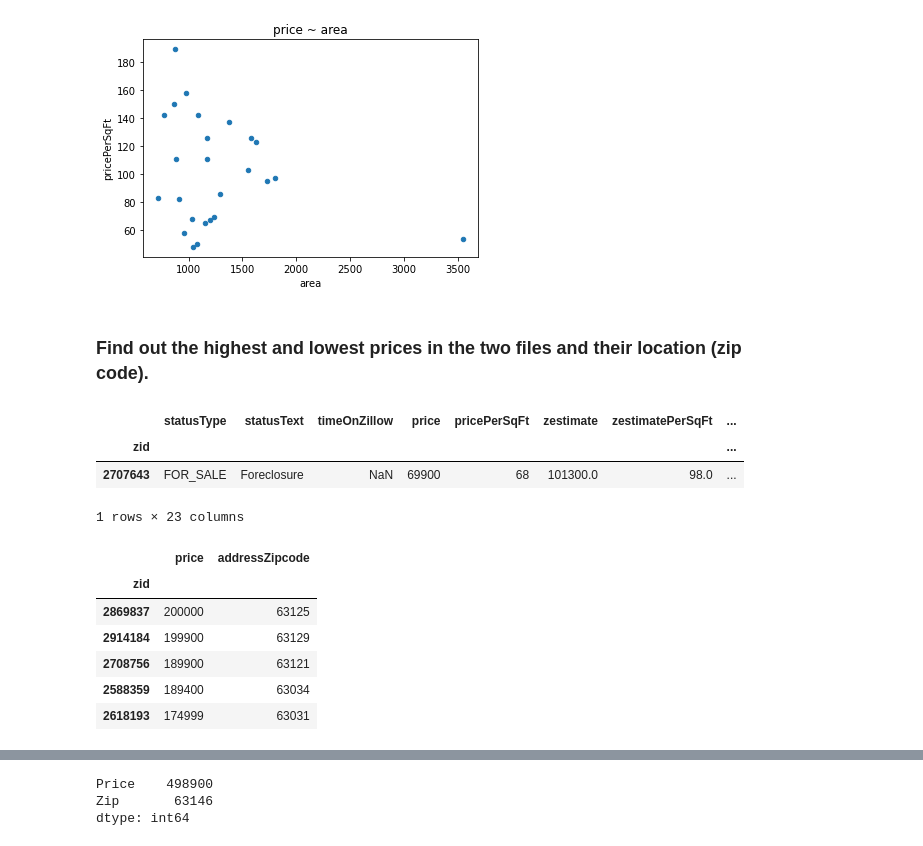
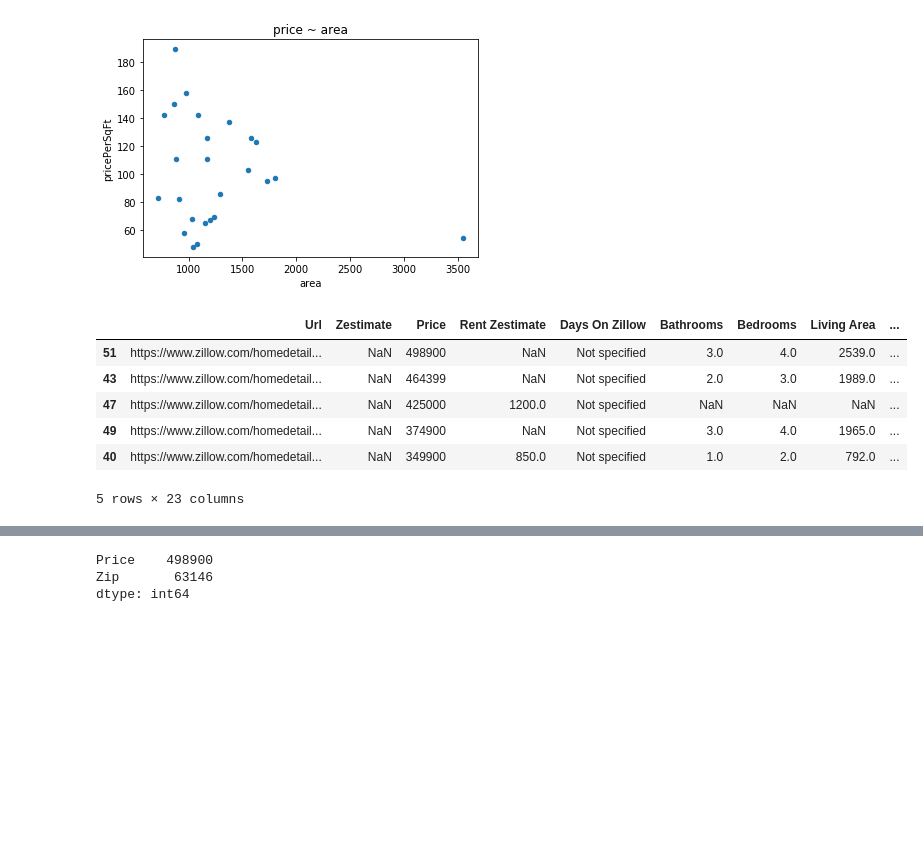
Before and after one commit to DamonChen-slu/hds5210-2022, a Jupyter notebook: Final-2022/Final_project_saint_louis_house_price.ipynb, the cells around one changed output, grey strips where cells are left out. Saved outputs shown, nothing was run; the diff lists cells and outputs as text; code cells hidden in the pictures; blank space fills up the shorter version.

```diff
--- a/Final-2022/Final_project_saint_louis_house_price.ipynb
+++ b/Final-2022/Final_project_saint_louis_house_price.ipynb
@@ -125,24 +164,14 @@ file1_price_area.plot(kind='scatter',x='area',y='pricePerSqFt', title="price ~ a
 # %% [output]
 <matplotlib.axes._subplots.AxesSubplot at 0x...>
 [figure]
-# %% [markdown]
-### Find out the highest and lowest prices in the two files and their location (zip code).
-# %%
-file1.head(1)
-# %% [output]
-|  | statusType | statusText | timeOnZillow | price | pricePerSqFt | zestimate | zestimatePerSqFt | ... |
-| zid |  |  |  |  |  |  |  | ... |
-| 2707643 | FOR_SALE | Foreclosure | NaN | 69900 | 68 | 101300.0 | 98.0 | ... |
-1 rows × 23 columns
 # %%
-file1_sort = file1.sort_values(by='price', ascending=False)
-file1_sort_price_zip = file1_sort[['price','addressZipcode']]
-file1_sort_price_zip.head(5)
+file2_sort = file2.sort_values(by='Price', ascending=False)
+file2_sort.head(5)
 # %% [output]
-|  | price | addressZipcode |
-| zid |  |  |
-| 2869837 | 200000 | 63125 |
-| 2914184 | 199900 | 63129 |
-| 2708756 | 189900 | 63121 |
-| 2588359 | 189400 | 63034 |
-| 2618193 | 174999 | 63031 |
+|  | Url | Zestimate | Price | Rent Zestimate | Days On Zillow | Bathrooms | Bedrooms | Living Area | ... |
+| 51 | https://www.zillow.com/homedetail... | NaN | 498900 | NaN | Not specified | 3.0 | 4.0 | 2539.0 | ... |
+| 43 | https://www.zillow.com/homedetail... | NaN | 464399 | NaN | Not specified | 2.0 | 3.0 | 1989.0 | ... |
+| 47 | https://www.zillow.com/homedetail... | NaN | 425000 | 1200.0 | Not specified | NaN | NaN | NaN | ... |
+| 49 | https://www.zillow.com/homedetail... | NaN | 374900 | NaN | Not specified | 3.0 | 4.0 | 1965.0 | ... |
+| 40 | https://www.zillow.com/homedetail... | NaN | 349900 | 850.0 | Not specified | 1.0 | 2.0 | 792.0 | ... |
+5 rows × 23 columns
```
Also changed, not shown: parts of 13 cells of this notebook.
